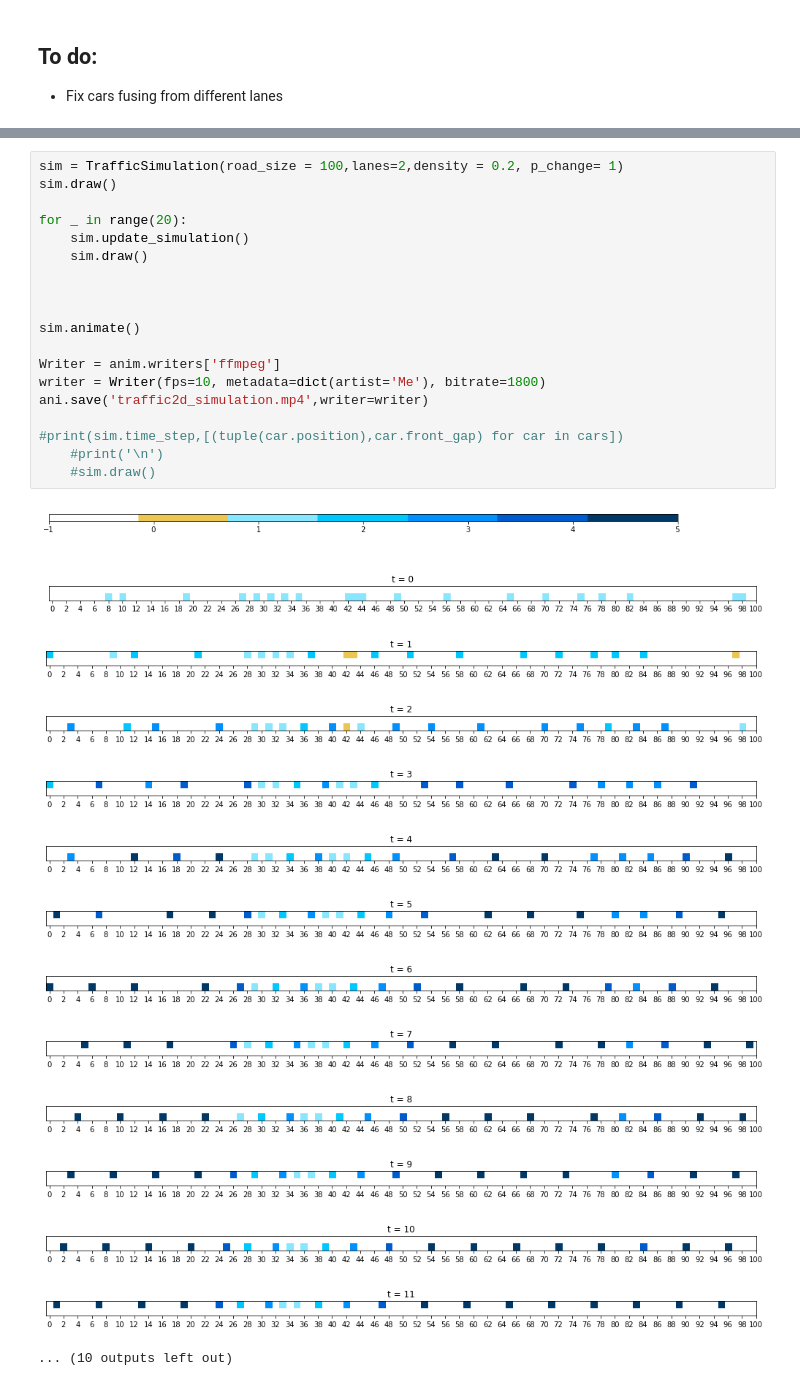
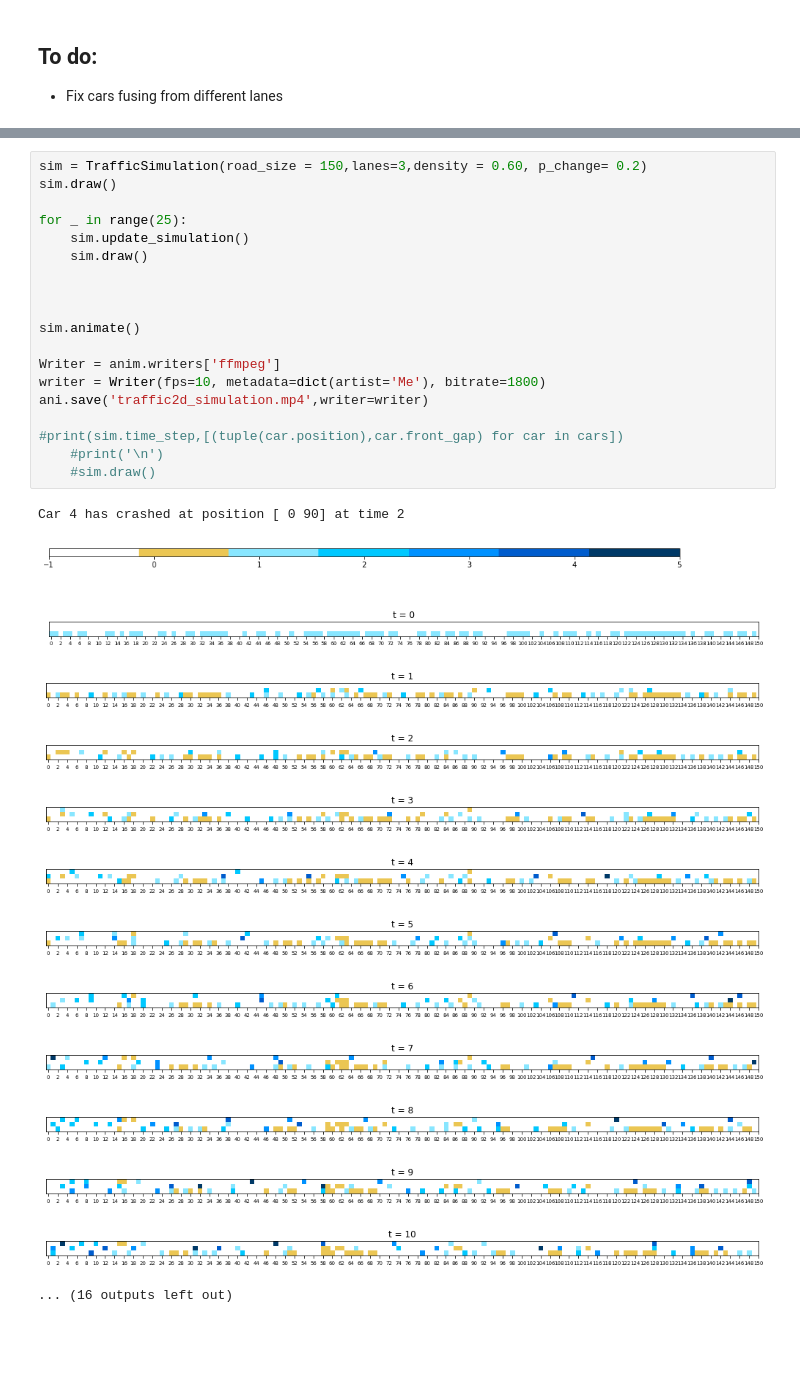
Before and after one commit to Ngort/CS166, a Jupyter notebook: MS_TrafficSimulation_2_lanes.ipynb, the cells around one changed output, grey strips where cells are left out. Cells and saved outputs as stored; diff of their text form; blank space fills up the shorter version.

Commit message:
Fixed known bug for 3 lanes

```diff
--- a/MS_TrafficSimulation_2_lanes.ipynb
+++ b/MS_TrafficSimulation_2_lanes.ipynb
@@ -265,35 +276,35 @@ class Car:
 
         #if cars[self.front_car].
 # %%
-sim = TrafficSimulation(road_size = 100,lanes=2,density = 0.2, p_change= 1)
+sim = TrafficSimulation(road_size = 150,lanes=3,density = 0.60, p_change= 0.2)
 sim.draw()
 
-for _ in range(20):
+for _ in range(25):
     sim.update_simulation()
     sim.draw()
 
 
 
 sim.animate()
 
 Writer = anim.writers['ffmpeg']
 writer = Writer(fps=10, metadata=dict(artist='Me'), bitrate=1800)
 ani.save('traffic2d_simulation.mp4',writer=writer)
 
 #print(sim.time_step,[(tuple(car.position),car.front_gap) for car in cars])
     #print('\n')
     #sim.draw()
 # %% [output]
+Car 4 has crashed at position [ 0 90] at time 2
-[figure, old version]
+[figure, new version]
-[figure, old version]
+[figure, new version]
-[figure, old version]
+[figure, new version]
-[figure, old version]
+[figure, new version]
-[figure, old version]
+[figure, new version]
-[figure, old version]
+[figure, new version]
-[figure, old version]
+[figure, new version]
-[figure, old version]
+[figure, new version]
-[figure, old version]
+[figure, new version]
-[figure, old version]
+[figure, new version]
-[figure, old version]
+[figure, new version]
-[figure, removed]
-... (10 outputs left out)
+... (16 outputs left out)
```
Also changed, not shown: parts of 20 cells of this notebook.
